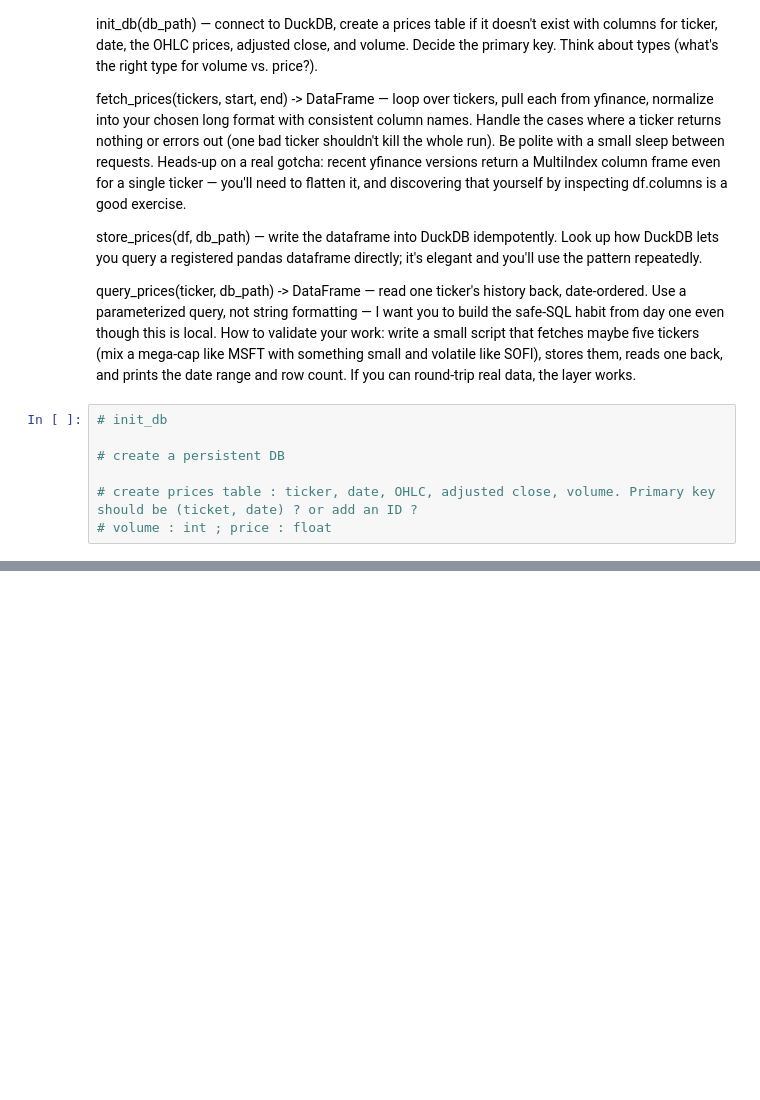
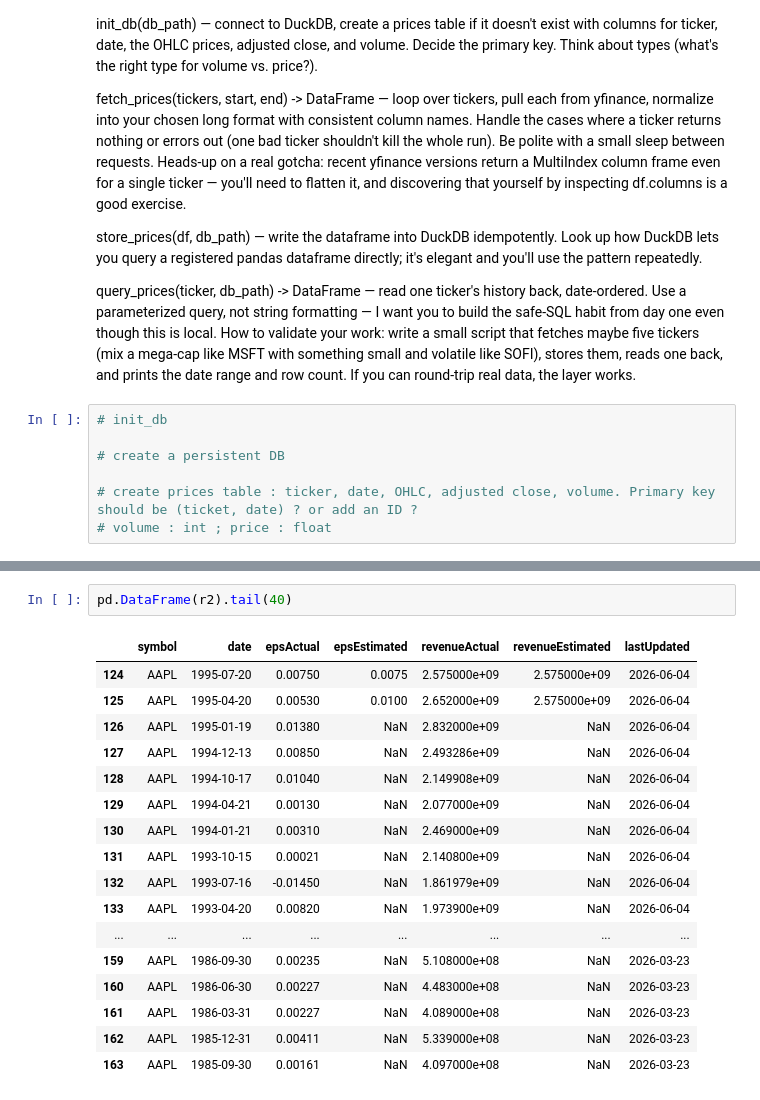
Before and after one commit to tanguyguyot/pead-bot, a Jupyter notebook: notebooks/first_nb.ipynb, the cells around one changed output, grey strips where cells are left out. Saved outputs shown, nothing was run; the diff lists cells and outputs as text; blank space fills up the shorter version.

```diff
--- a/notebooks/first_nb.ipynb
+++ b/notebooks/first_nb.ipynb
@@ -167,0 +452,20 @@ How to validate your work: write a small script that fetches maybe five tickers
+# %%
+pd.DataFrame(r2).tail(40)
+# %% [output]
+|  | symbol | date | epsActual | epsEstimated | revenueActual | revenueEstimated | lastUpdated |
+| 124 | AAPL | 1995-07-20 | 0.00750 | 0.0075 | 2.575000e+09 | 2.575000e+09 | 2026-06-04 |
+| 125 | AAPL | 1995-04-20 | 0.00530 | 0.0100 | 2.652000e+09 | 2.575000e+09 | 2026-06-04 |
+| 126 | AAPL | 1995-01-19 | 0.01380 | NaN | 2.832000e+09 | NaN | 2026-06-04 |
+| 127 | AAPL | 1994-12-13 | 0.00850 | NaN | 2.493286e+09 | NaN | 2026-06-04 |
+| 128 | AAPL | 1994-10-17 | 0.01040 | NaN | 2.149908e+09 | NaN | 2026-06-04 |
+| 129 | AAPL | 1994-04-21 | 0.00130 | NaN | 2.077000e+09 | NaN | 2026-06-04 |
+| 130 | AAPL | 1994-01-21 | 0.00310 | NaN | 2.469000e+09 | NaN | 2026-06-04 |
+| 131 | AAPL | 1993-10-15 | 0.00021 | NaN | 2.140800e+09 | NaN | 2026-06-04 |
+| 132 | AAPL | 1993-07-16 | -0.01450 | NaN | 1.861979e+09 | NaN | 2026-06-04 |
+| 133 | AAPL | 1993-04-20 | 0.00820 | NaN | 1.973900e+09 | NaN | 2026-06-04 |
+| ... | ... | ... | ... | ... | ... | ... | ... |
+| 159 | AAPL | 1986-09-30 | 0.00235 | NaN | 5.108000e+08 | NaN | 2026-03-23 |
+| 160 | AAPL | 1986-06-30 | 0.00227 | NaN | 4.483000e+08 | NaN | 2026-03-23 |
+| 161 | AAPL | 1986-03-31 | 0.00227 | NaN | 4.089000e+08 | NaN | 2026-03-23 |
+| 162 | AAPL | 1985-12-31 | 0.00411 | NaN | 5.339000e+08 | NaN | 2026-03-23 |
+| 163 | AAPL | 1985-09-30 | 0.00161 | NaN | 4.097000e+08 | NaN | 2026-03-23 |
```
Also changed, not shown: parts of 29 cells of this notebook, 2 other files.
